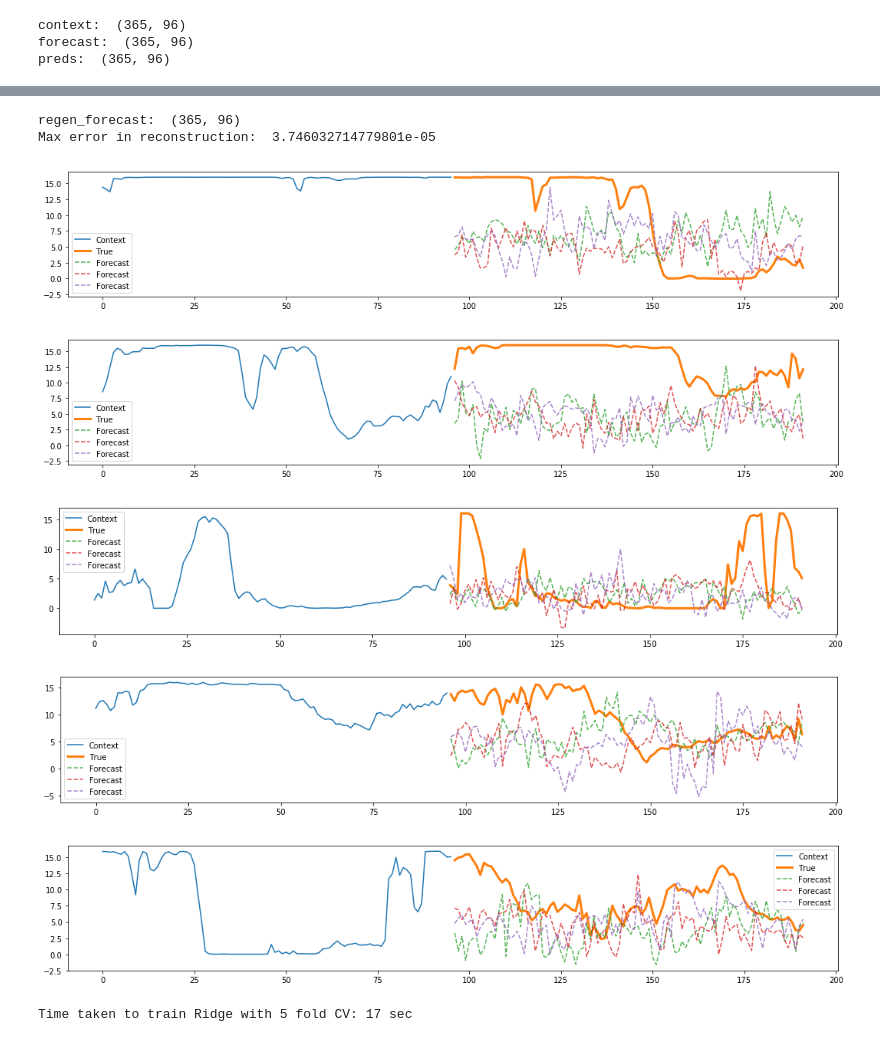
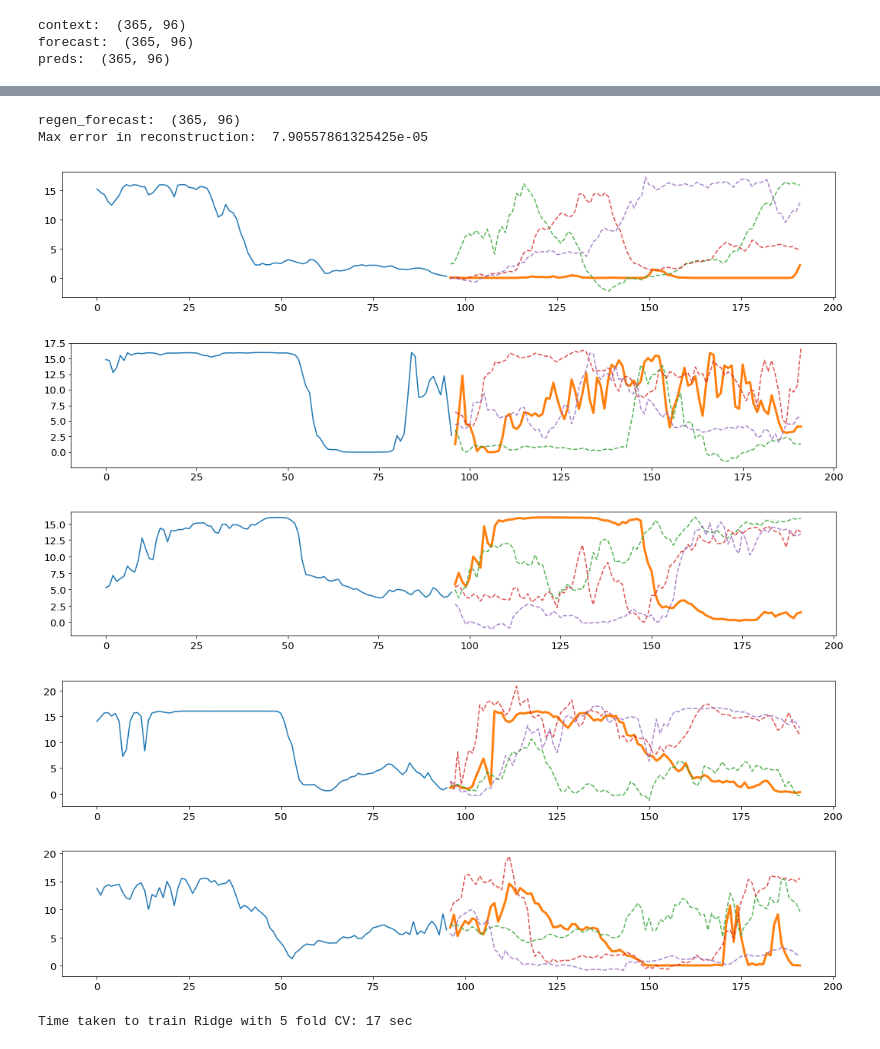
Before and after one commit to logan-spear/time-series-waveglow, a Jupyter notebook: visual_model_eval_stuff.ipynb, the cells around one changed output, grey strips where cells are left out. Drawn from its saved outputs; the diff is of its cells as text; code cells hidden in the pictures.

Commit message:
Merge branch 'master' of https://github.com/logan-spear/time-series-waveglow

```diff
--- a/visual_model_eval_stuff.ipynb
+++ b/visual_model_eval_stuff.ipynb
@@ -14,3 +14,25 @@ import matplotlib.pyplot as plt
 # %%
 import train as train_utils
 import DataLoader as DL
+# %%
+# Load a model instead of training one
+# Original file name with params:
+# waveglow_ncontextchannels-96_nflows-8_ngroup-48-nearlyevery-99-nearlysize-99-nlayers-8_dilations-[1, 1, 2, 2, 2, 2, 4, 4]_nchannels_96-kernelsize-3-lr-0.00100_seed-2019
+
+
+# original file with better loss:
+# waveglow_ncontextchannels-96_nflows-8_ngroup-48-nearlyevery-99-nearlysize-99-nlayers-8_dilations-[1, 1, 2, 2, 2, 2, 4, 4]_nchannels_96-kernelsize-3-lr-0.00100_seed-2019
+# nctx-96_nflows-8_ngroup-48_nee-99_nes-99_nlayers-8_dilation-11222244_nchannels-96_kernel-3_lr-0.001
+reload(train_utils)
+net = model.WaveGlow(
+    n_context_channels=96,
+    n_flows=8,
+    n_group=48,
+    n_early_every=99,
+    n_early_size=99,
+    n_layers=8,
+    dilation_list=[1,1,2,2,2,2,4,4],
+    n_channels=96,
+    kernel_size=3, use_cuda=False);
+
+net, iteration_num = train_utils.load_checkpoint("CHECKPOINTS_FROM_GCLOUD/nctx-96_nflows-8_ngroup-48_nee-99_nes-99_nlayers-8_dilation-11222244_nchannels-96_kernel-3_lr-0.001/epoch-14_loss--0.0396", net, None)
@@ -78,8 +110,8 @@ torch_context = torch.FloatTensor(orig_context)
 preds = net.generate(torch_context).numpy()
 preds2 = net.generate(torch_context).numpy()
 preds3 = net.generate(torch_context).numpy()
-preds4 = net.generate(torch_context).numpy()
-preds5 = net.generate(torch_context).numpy()
+# preds4 = net.generate(torch_context).numpy()
+# preds5 = net.generate(torch_context).numpy()
 
 
 context = orig_context.squeeze()
@@ -122,36 +154,45 @@ print("regen_forecast: ", regen_forecast.shape)
 print("Max error in reconstruction: ", np.max(regen_forecast - forecast))
 # %% [output]
 regen_forecast:  (365, 96)
-Max error in reconstruction:  3.746032714779801e-05
+Max error in reconstruction:  7.90557861325425e-05
 # %%
 num_plot=5
 for i in range(num_plot):
     rand_ind = np.random.randint(low=0, high=forecast.shape[0])
     ctx = context[rand_ind,:]
     fct = forecast[rand_ind,:]
     regen = regen_forecast[rand_ind,:]
+
+    ridge_pred = ridge.predict(ctx.reshape(1,-1)).squeeze()
+
     pred = preds[rand_ind,:]
     pred2 = preds2[rand_ind, :]
     pred3 = preds3[rand_ind, :]
     pred4 = preds4[rand_ind, :]
     pred5 = preds5[rand_ind, :]
     plt.figure(figsize=(18,3))
     plt.plot(range(len(ctx)), ctx, label="Context")
     plt.plot(range(len(ctx), len(ctx)+len(fct)), fct, label="True", linewidth=3)
+#     plt.plot(range(len(ctx), len(ctx)+len(fct)), ridge_pred, label="Ridge", linewidth=2)
     alpha_val = 0.8
-    plt.plot(range(len(ctx), len(ctx)+len(fct)), pred, '--', label="Forecast", alpha=alpha_val)
-    plt.plot(range(len(ctx), len(ctx)+len(fct)), pred2, '--', label="Forecast", alpha=alpha_val)
-    plt.plot(range(len(ctx), len(ctx)+len(fct)), pred3, '--', label="Forecast", alpha=alpha_val)
+    plt.plot(range(len(ctx), len(ctx)+len(fct)), pred, '--', label="Scenarios", alpha=alpha_val)
+    plt.plot(range(len(ctx), len(ctx)+len(fct)), pred2, '--', alpha=alpha_val)
+    plt.plot(range(len(ctx), len(ctx)+len(fct)), pred3, '--', alpha=alpha_val)
 #     plt.plot(range(len(ctx), len(ctx)+len(fct)), pred4, '--', label="Forecast")
 #     plt.plot(range(len(ctx), len(ctx)+len(fct)), pred5, '--', label="Forecast")
-    plt.legend();
+
+    plt.yticks(fontsize=13)
+    plt.xticks(fontsize=13)
+
+#     plt.legend(fontsize=13);
+
 #     plt.plot(range(len(ctx), len(ctx)+len(fct)), regen, 'o', label="Regen")
 # %% [output]
-[figure, old version]
+[figure, new version]
-[figure, old version]
+[figure, new version]
-[figure, old version]
+[figure, new version]
-[figure, old version]
+[figure, new version]
-[figure, old version]
+[figure, new version]
 # %%
 def plot_rand_proj(data):
     '''
```
Also changed, not shown: parts of 3 cells of this notebook, 5 other files.
